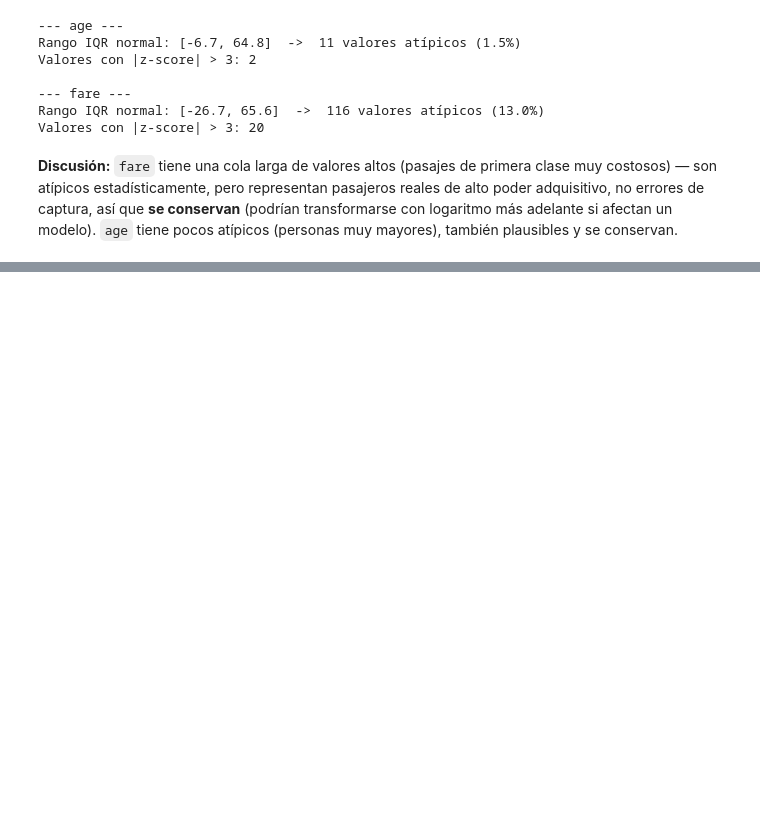
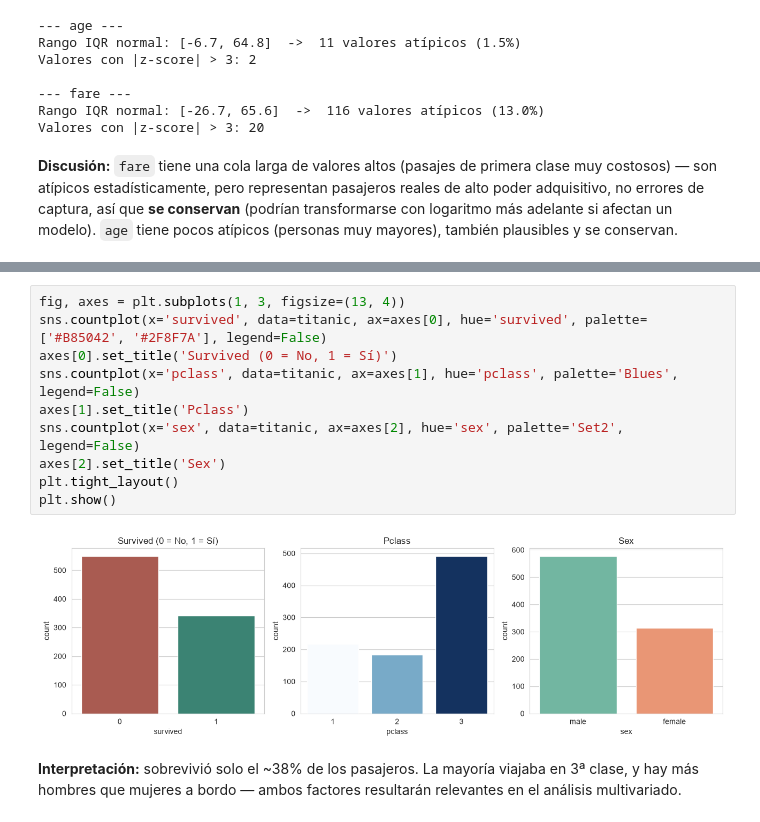
Before and after one commit to Xantyagoh/grupo3-analisis-datos, a Jupyter notebook: notebooks/02_eda.ipynb, the cells around one changed output, grey strips where cells are left out. Saved outputs shown, nothing was run; the diff lists cells and outputs as text; blank space fills up the shorter version.

```diff
--- a/notebooks/02_eda.ipynb
+++ b/notebooks/02_eda.ipynb
@@ -86,0 +115,14 @@ Valores con |z-score| > 3: 20
+# %%
+fig, axes = plt.subplots(1, 3, figsize=(13, 4))
+sns.countplot(x='survived', data=titanic, ax=axes[0], hue='survived', palette=['#B85042', '#2F8F7A'], legend=False)
+axes[0].set_title('Survived (0 = No, 1 = Sí)')
+sns.countplot(x='pclass', data=titanic, ax=axes[1], hue='pclass', palette='Blues', legend=False)
+axes[1].set_title('Pclass')
+sns.countplot(x='sex', data=titanic, ax=axes[2], hue='sex', palette='Set2', legend=False)
+axes[2].set_title('Sex')
+plt.tight_layout()
+plt.show()
+# %% [output]
+[figure, added]
+# %% [markdown]
+**Interpretación:** sobrevivió solo el ~38% de los pasajeros. La mayoría viajaba en 3ª clase, y hay más hombres que mujeres a bordo — ambos factores resultarán relevantes en el análisis multivariado.
```
Also changed, not shown: parts of 5 cells of this notebook.
